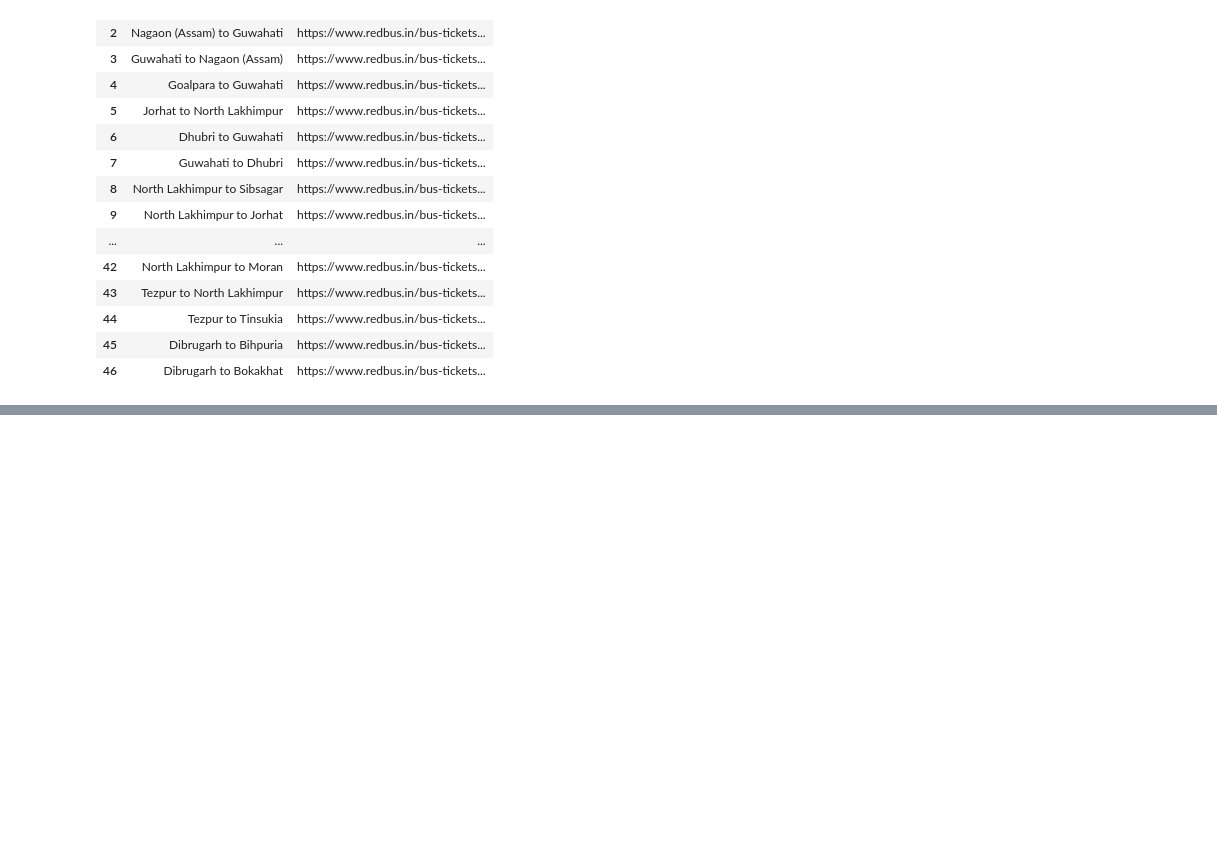
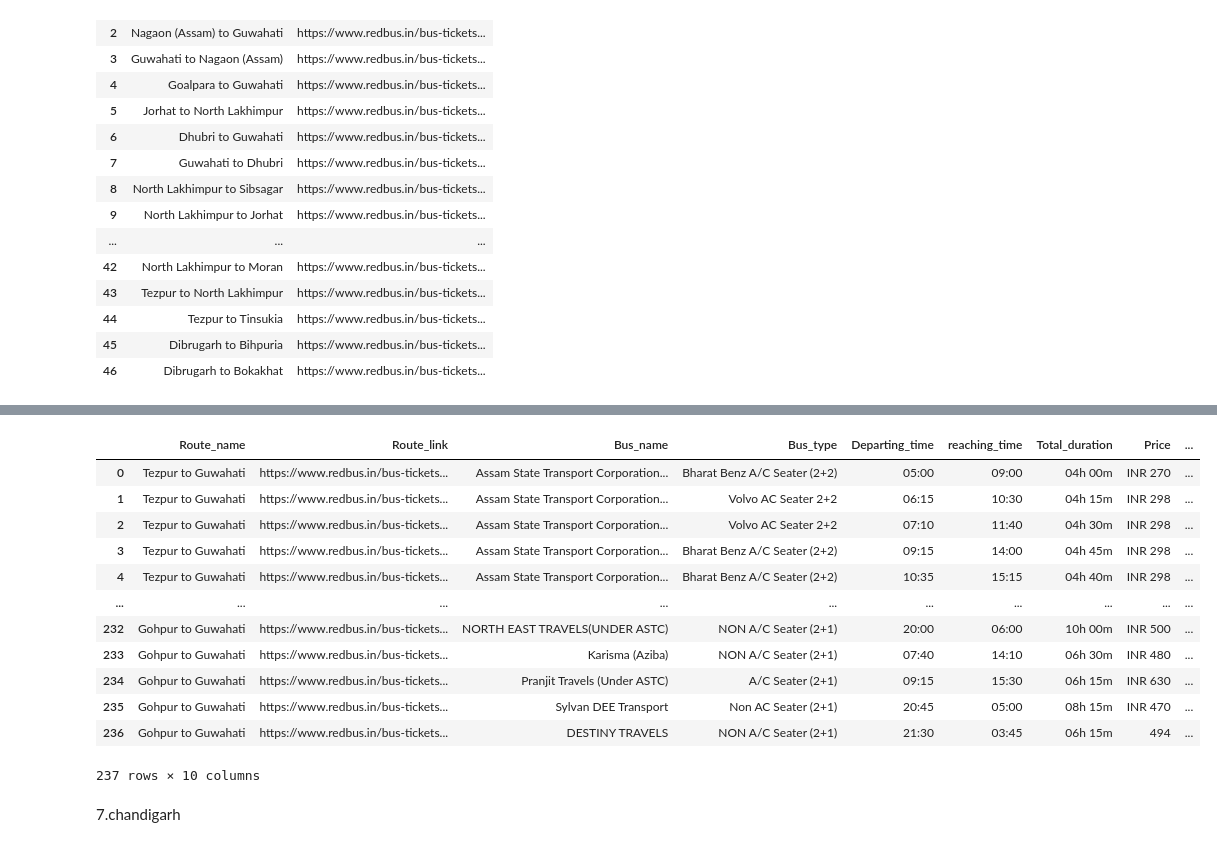
Before and after one commit to Sandhyasrinivasan29/Red-Bus-Selenium-Web-Scraping-, a Jupyter notebook: redbus.ipynb, the cells around one changed output, grey strips where cells are left out. Cells and saved outputs as stored; diff of their text form; code cells hidden in the pictures; blank space fills up the shorter version.

```diff
--- a/redbus.ipynb
+++ b/redbus.ipynb
@@ -1620,0 +1424,31 @@ print("Successfully Completed")
+# %%
+assam_data={"Route_name":Route_names,
+             "Route_link":Route_links,
+             "Bus_name":Bus_names_ASSAM,
+             "Bus_type":Bus_types_ASSAM,
+             "Departing_time":Start_Time_ASSAM,
+             "reaching_time":End_Time_ASSAM,
+             "Total_duration": Total_Duration_ASSAM,
+             "Price":Prices_ASSAM,
+             "Seats_available":Seats_Available_ASSAM,
+             "Ratings":Ratings_ASSAM
+             }
+bus6=pd.DataFrame(assam_data)
+bus6.to_csv("assam_bus.csv",index=False)
+bus6
+# %% [output]
+|  | Route_name | Route_link | Bus_name | Bus_type | Departing_time | reaching_time | Total_duration | Price | ... |
+| 0 | Tezpur to Guwahati | https://www.redbus.in/bus-tickets... | Assam State Transport Corporation... | Bharat Benz A/C Seater (2+2) | 05:00 | 09:00 | 04h 00m | INR 270 | ... |
+| 1 | Tezpur to Guwahati | https://www.redbus.in/bus-tickets... | Assam State Transport Corporation... | Volvo AC Seater 2+2 | 06:15 | 10:30 | 04h 15m | INR 298 | ... |
+| 2 | Tezpur to Guwahati | https://www.redbus.in/bus-tickets... | Assam State Transport Corporation... | Volvo AC Seater 2+2 | 07:10 | 11:40 | 04h 30m | INR 298 | ... |
+| 3 | Tezpur to Guwahati | https://www.redbus.in/bus-tickets... | Assam State Transport Corporation... | Bharat Benz A/C Seater (2+2) | 09:15 | 14:00 | 04h 45m | INR 298 | ... |
+| 4 | Tezpur to Guwahati | https://www.redbus.in/bus-tickets... | Assam State Transport Corporation... | Bharat Benz A/C Seater (2+2) | 10:35 | 15:15 | 04h 40m | INR 298 | ... |
+| ... | ... | ... | ... | ... | ... | ... | ... | ... | ... |
+| 232 | Gohpur to Guwahati | https://www.redbus.in/bus-tickets... | NORTH EAST TRAVELS(UNDER ASTC) | NON A/C Seater (2+1) | 20:00 | 06:00 | 10h 00m | INR 500 | ... |
+| 233 | Gohpur to Guwahati | https://www.redbus.in/bus-tickets... | Karisma (Aziba) | NON A/C Seater (2+1) | 07:40 | 14:10 | 06h 30m | INR 480 | ... |
+| 234 | Gohpur to Guwahati | https://www.redbus.in/bus-tickets... | Pranjit Travels (Under ASTC) | A/C Seater (2+1) | 09:15 | 15:30 | 06h 15m | INR 630 | ... |
+| 235 | Gohpur to Guwahati | https://www.redbus.in/bus-tickets... | Sylvan DEE Transport | Non AC Seater (2+1) | 20:45 | 05:00 | 08h 15m | INR 470 | ... |
+| 236 | Gohpur to Guwahati | https://www.redbus.in/bus-tickets... | DESTINY TRAVELS | NON A/C Seater (2+1) | 21:30 | 03:45 | 06h 15m | 494 | ... |
+237 rows × 10 columns
+# %% [markdown]
+7.chandigarh
```
Also changed, not shown: parts of 74 cells of this notebook.
